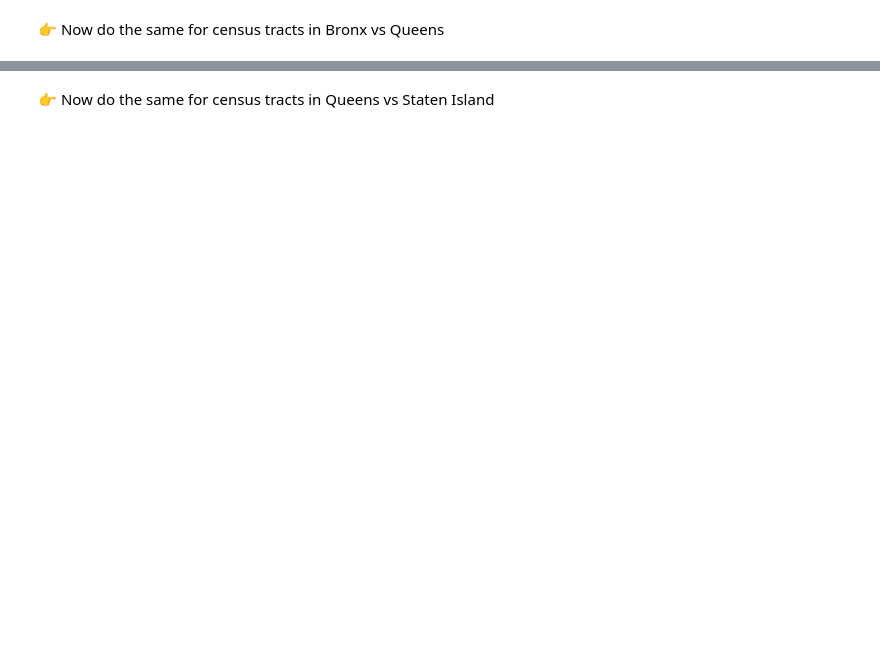
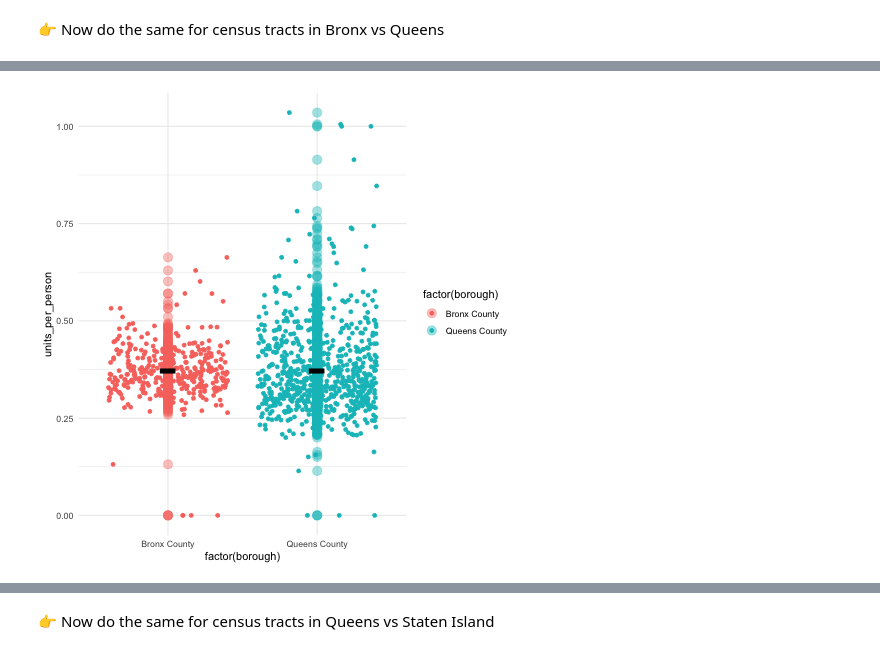
Before and after one commit to data4news/hypothesis-1-shp, a Jupyter notebook: notebook-2.ipynb, the cells around one changed output, grey strips where cells are left out. Saved outputs shown, nothing was run; the diff lists cells and outputs as text; code cells hidden in the pictures; blank space fills up the shorter version.

```diff
--- a/notebook-2.ipynb
+++ b/notebook-2.ipynb
@@ -310,0 +334,16 @@ R callback write-console: 2: Removed 33 rows containing missing values or values
+# %%
+%%R -o mtcars
+
+# R cell
+
+nyc_census_data_xq <- nyc_census_data %>%
+    filter(borough == "Bronx County" | borough == "Queens County")
+
+ggplot(nyc_census_data_xq) +
+    aes(x=factor(borough), y=units_per_person, color=factor(borough)) +
+    geom_point(size=4, alpha=.4) +
+    geom_jitter() +
+    stat_summary(fun = "mean", geom = "point", size = 20, shape="-", color="black") +
+    theme_minimal()
+# %% [output]
+[figure, added]
```
Also changed, not shown: parts of 14 cells of this notebook, 1 other file.
